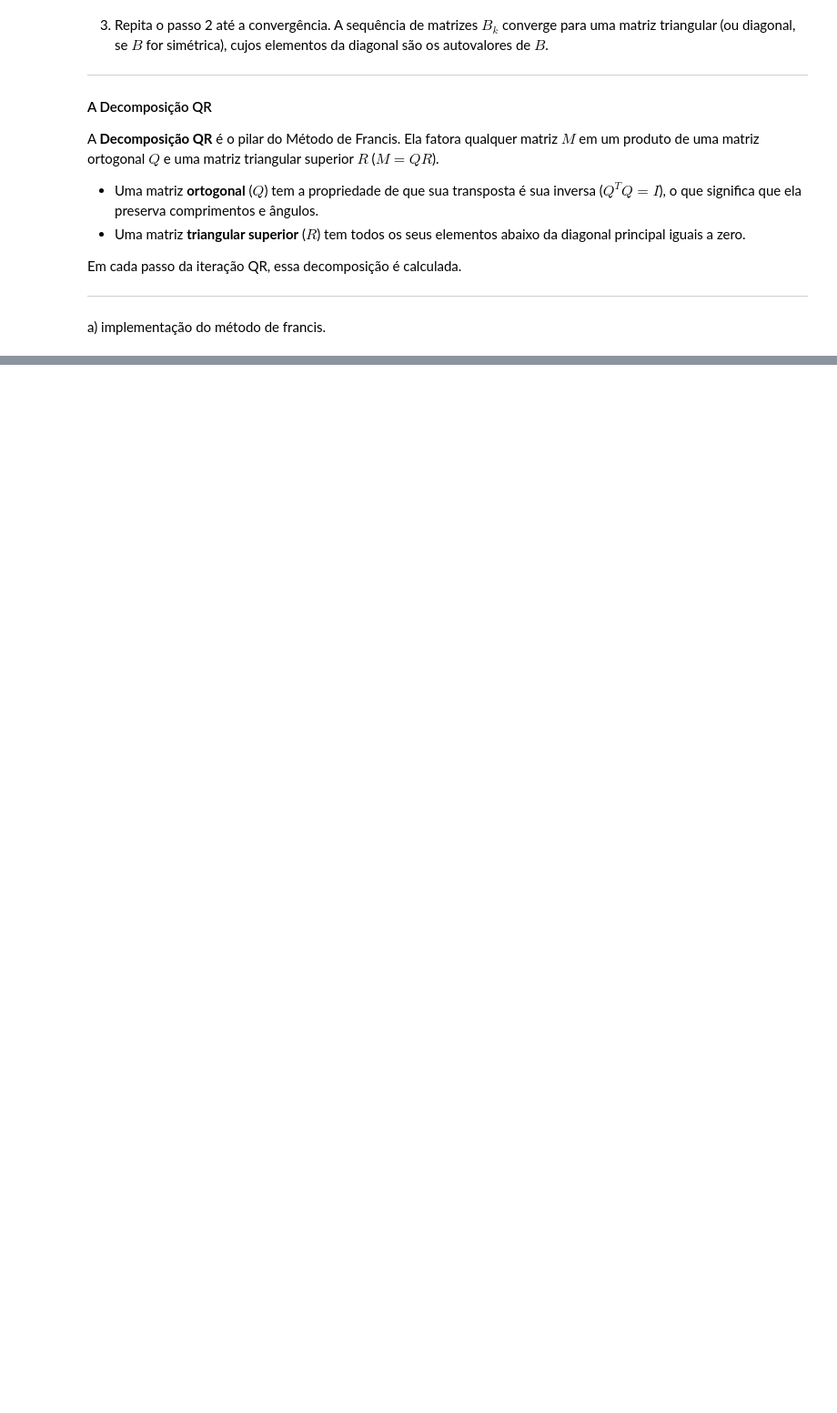
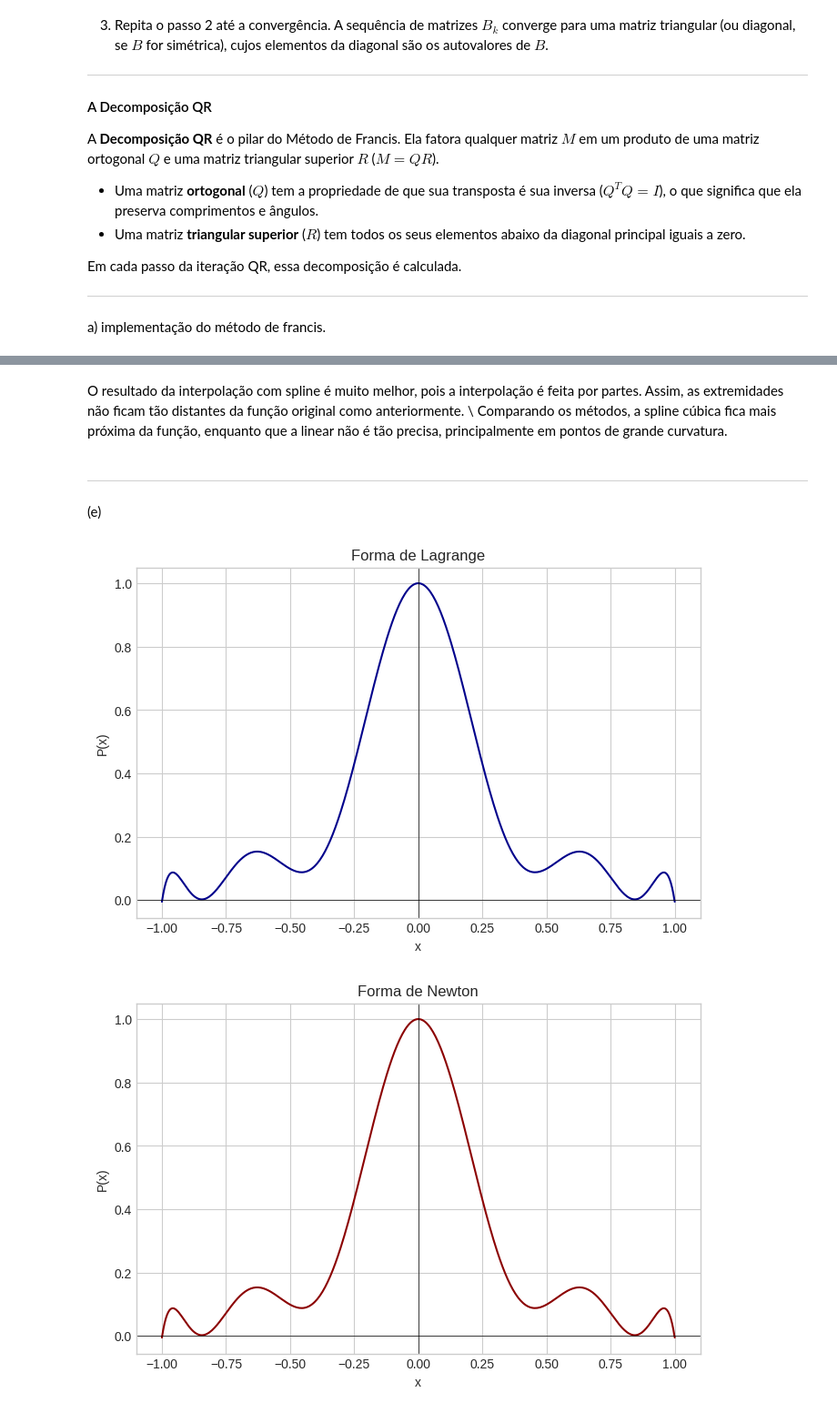
Before and after one commit to TaresuSenu/CalcNumerico, a Jupyter notebook: ThalesSenadeQueiroz+GuilhermePascoaleGodoy.ipynb, the cells around one changed output, grey strips where cells are left out. Shown at 91% size. Cells and saved outputs as stored; diff of their text form; code cells hidden in the pictures; blank space fills up the shorter version.

Commit message:
Questões 4 e 5 feitas

```diff
--- a/ThalesSenadeQueiroz+GuilhermePascoaleGodoy.ipynb
+++ b/ThalesSenadeQueiroz+GuilhermePascoaleGodoy.ipynb
@@ -591,0 +863,74 @@ def francis_qr_iteration(B, max_iter=1000, tol=1e-6):
+# %% [markdown]
+O resultado da interpolação com spline é muito melhor, pois a interpolação é feita por partes. Assim, as extremidades não ficam tão distantes da função original como anteriormente. \\
+Comparando os métodos, a spline cúbica fica mais próxima da função, enquanto que a linear não é tão precisa, principalmente em pontos de grande curvatura.
+# %% [markdown]
+---
+(e)
+# %%
+import numpy as np
+
+def nos_chebyshev(n, a, b):
+  k = np.arange(n)
+  nos_padrao = np.cos((2 * k + 1) * np.pi / (2 * n))
+
+  nos_mapeados = 0.5 * (a + b) + 0.5 * (b - a) * nos_padrao
+
+  # 3. Retorna os nós em ordem crescente
+  return np.sort(nos_mapeados)
+
+n_pontos = 11
+xi = nos_chebyshev(n_pontos, -1, 1)
+yi = f(xi)
+
+p_Lagrange = interpolacao_Lagrange(xi, yi)
+
+# Cria os valores para o eixo x no intervalo [-1, 1]
+x_valores = np.linspace(-1, 1, 400)
+
+# Calcula os valores de y correspondentes
+y_valores = p_Lagrange(x_valores)
+
+# Gráfico do polinômio de Lagrange
+plt.figure(figsize=(8, 5))
+plt.plot(x_valores, y_valores, color='darkblue')
+plt.title(f'Forma de Lagrange')
+plt.xlabel('x')
+plt.ylabel('P(x)')
+plt.grid(True)
+plt.axhline(0, color='black', linewidth=0.5)
+plt.axvline(0, color='black', linewidth=0.5)
+plt.show()
+
+
+p_Newton = interpolacao_Newton(xi, yi)
+
+y_valores = p_Newton(x_valores)
+
+# Gráfico do polinômio de Newton
+plt.figure(figsize=(8, 5))
+plt.plot(x_valores, y_valores, color='darkred')
+plt.title(f'Forma de Newton')
+plt.xlabel('x')
+plt.ylabel('P(x)')
+plt.grid(True)
+plt.axhline(0, color='black', linewidth=0.5)
+plt.axvline(0, color='black', linewidth=0.5)
+plt.show()
+
+
+# Gráfico da função original
+for i in range(400):
+  y_valores[i] = f(x_valores[i])
+
+plt.figure(figsize=(8, 5))
+plt.plot(x_valores, y_valores, color='black')
+plt.title(f'Função original')
+plt.xlabel('t')
+plt.ylabel('f(t)')
+plt.grid(True)
+plt.axhline(0, color='black', linewidth=0.5)
+plt.axvline(0, color='black', linewidth=0.5)
+plt.show()
+# %% [output]
+[figure, added]
+[figure, added]
```
Also changed, not shown: parts of 35 cells of this notebook.
